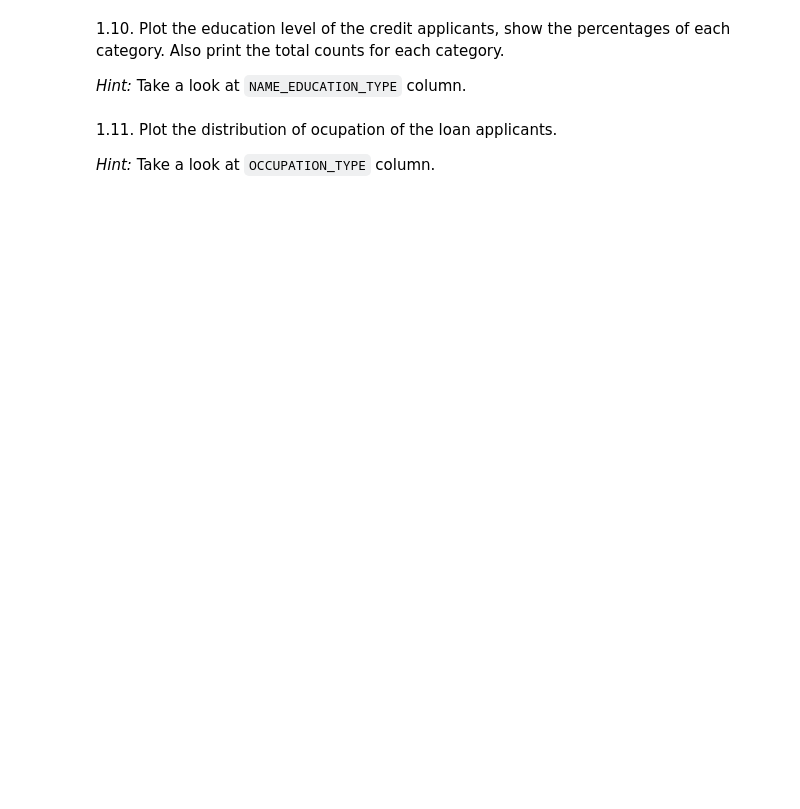
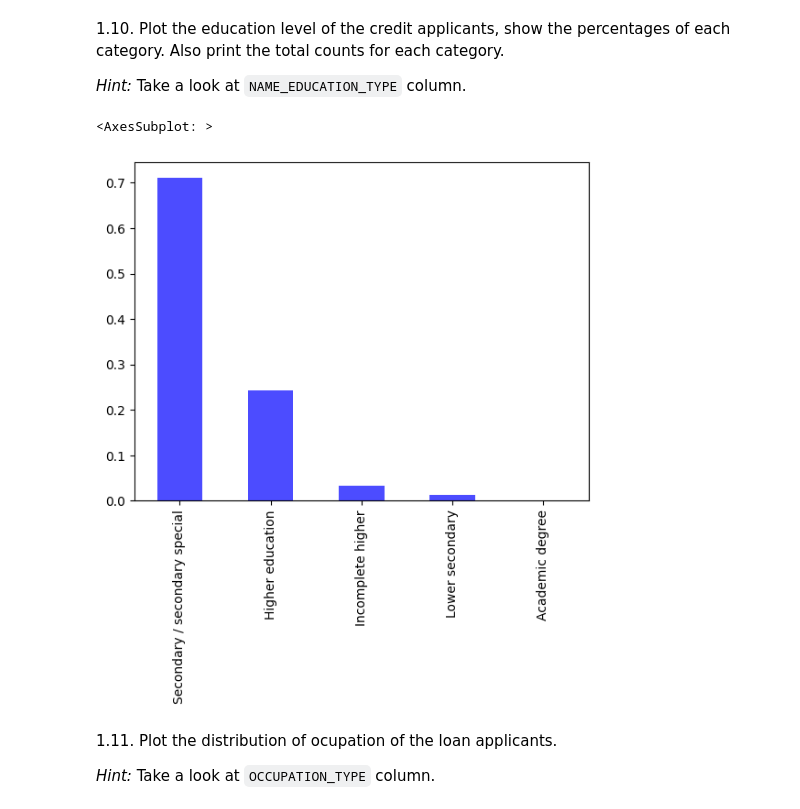
Before and after one commit to KevinFernandez21/sprint2Anyone, a Jupyter notebook: AnyoneAI - Sprint Project 02.ipynb, the cells around one changed output. Drawn from its saved outputs; the diff is of its cells as text; code cells hidden in the pictures; blank space fills up the shorter version.

```diff
--- a/AnyoneAI - Sprint Project 02.ipynb
+++ b/AnyoneAI - Sprint Project 02.ipynb
@@ -165,6 +277,10 @@ COMMONAREA_MEDI   121000      62.9
 *Hint:* Take a look at `NAME_EDUCATION_TYPE` column.
 # %%
 ### TODO Complete in this cell: level of education plot
+app_train['NAME_EDUCATION_TYPE'].value_counts(normalize=True).plot(kind='bar', color='blue', alpha=0.7)
+# %% [output]
+<AxesSubplot: >
+[figure, added]
 # %% [markdown]
 1.11. Plot the distribution of ocupation of the loan applicants.
 
```
Also changed, not shown: parts of 36 cells of this notebook, 2 other files.
